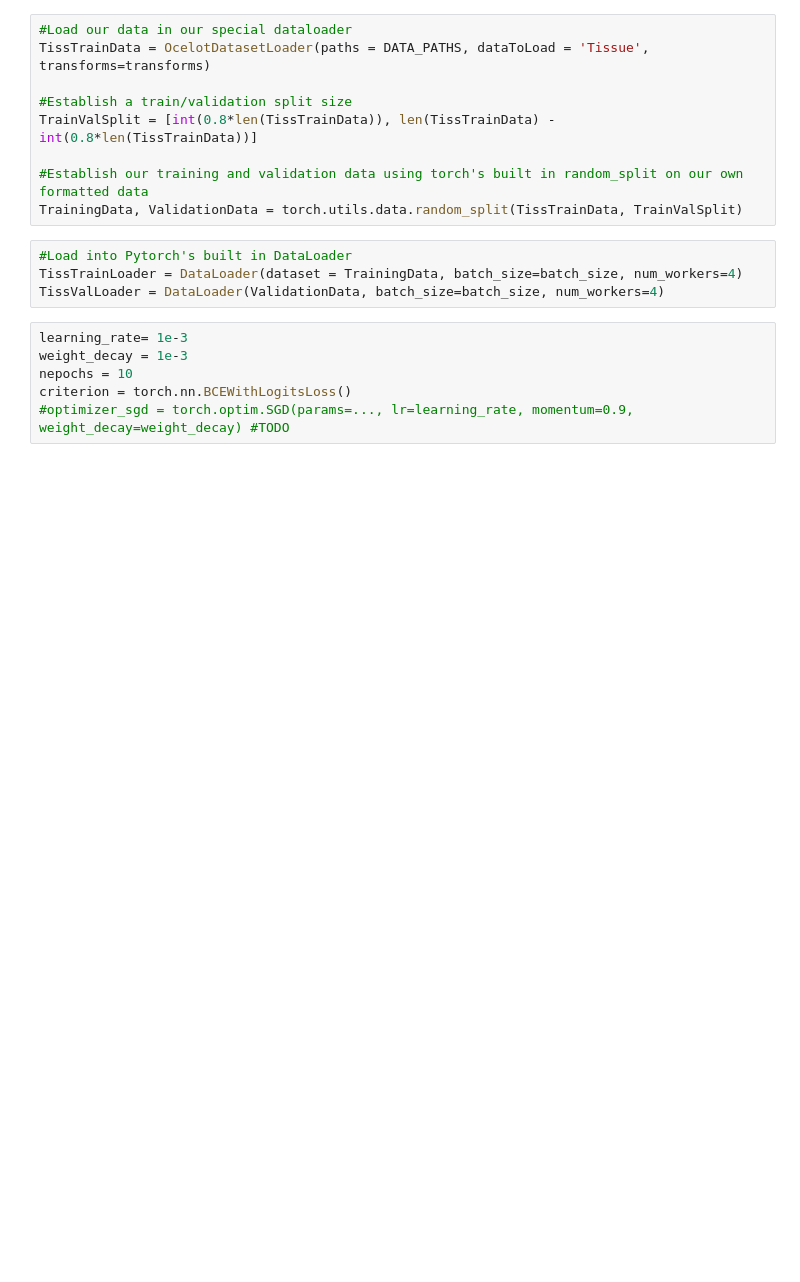
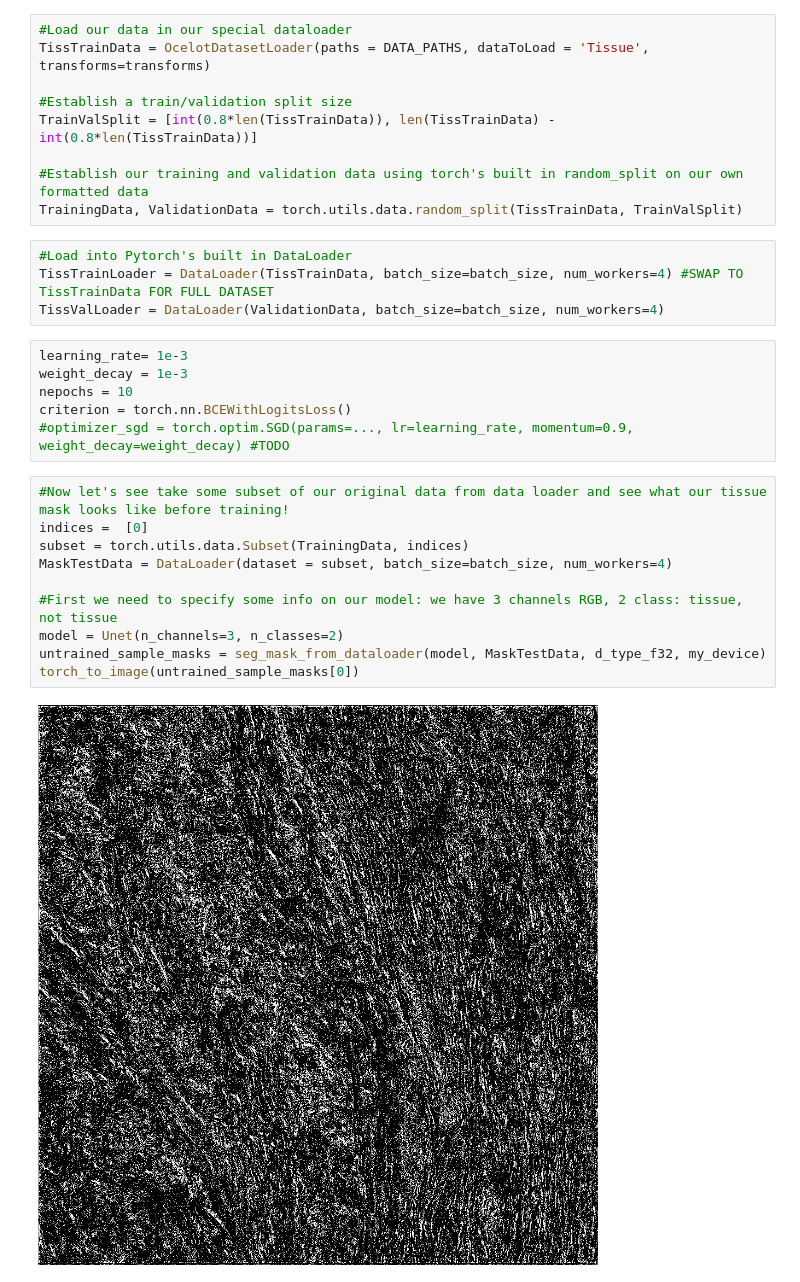
Before and after one commit to christatsao/ocelot, a Jupyter notebook: notebooks/JL_notebook_1.ipynb, the cells around one changed output. Saved outputs shown, nothing was run; the diff lists cells and outputs as text; blank space fills up the shorter version.

Commit message:
Made changes adding ability to visualize randomized masks

```diff
--- a/notebooks/JL_notebook_1.ipynb
+++ b/notebooks/JL_notebook_1.ipynb
@@ -31,7 +33,7 @@ TrainValSplit = [int(0.8*len(TissTrainData)), len(TissTrainData) - int(0.8*len(T
 TrainingData, ValidationData = torch.utils.data.random_split(TissTrainData, TrainValSplit)
 # %%
 #Load into Pytorch's built in DataLoader
-TissTrainLoader = DataLoader(dataset = TrainingData, batch_size=batch_size, num_workers=4)
+TissTrainLoader = DataLoader(TissTrainData, batch_size=batch_size, num_workers=4) #SWAP TO TissTrainData FOR FULL DATASET
 TissValLoader = DataLoader(ValidationData, batch_size=batch_size, num_workers=4)
 # %%
 learning_rate= 1e-3
@@ -39,3 +41,15 @@ weight_decay = 1e-3
 nepochs = 10
 criterion = torch.nn.BCEWithLogitsLoss()
 #optimizer_sgd = torch.optim.SGD(params=..., lr=learning_rate, momentum=0.9, weight_decay=weight_decay) #TODO
+# %%
+#Now let's see take some subset of our original data from data loader and see what our tissue mask looks like before training!
+indices =  [0]
+subset = torch.utils.data.Subset(TrainingData, indices)
+MaskTestData = DataLoader(dataset = subset, batch_size=batch_size, num_workers=4)
+
+#First we need to specify some info on our model: we have 3 channels RGB, 2 class: tissue, not tissue
+model = Unet(n_channels=3, n_classes=2)
+untrained_sample_masks = seg_mask_from_dataloader(model, MaskTestData, d_type_f32, my_device)
+torch_to_image(untrained_sample_masks[0])
+# %% [output]
+[figure, added]
```
Also changed, not shown: parts of 1 cell of this notebook, 2 other files.
